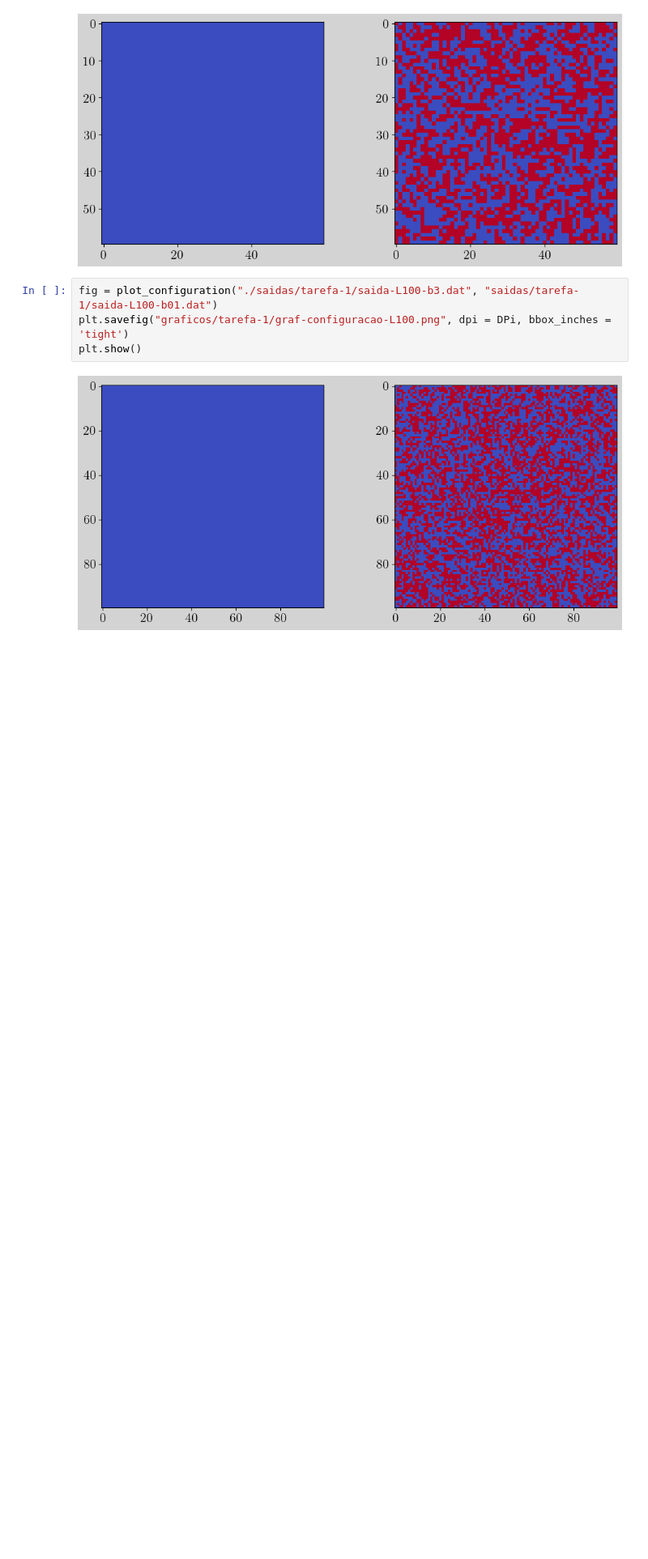
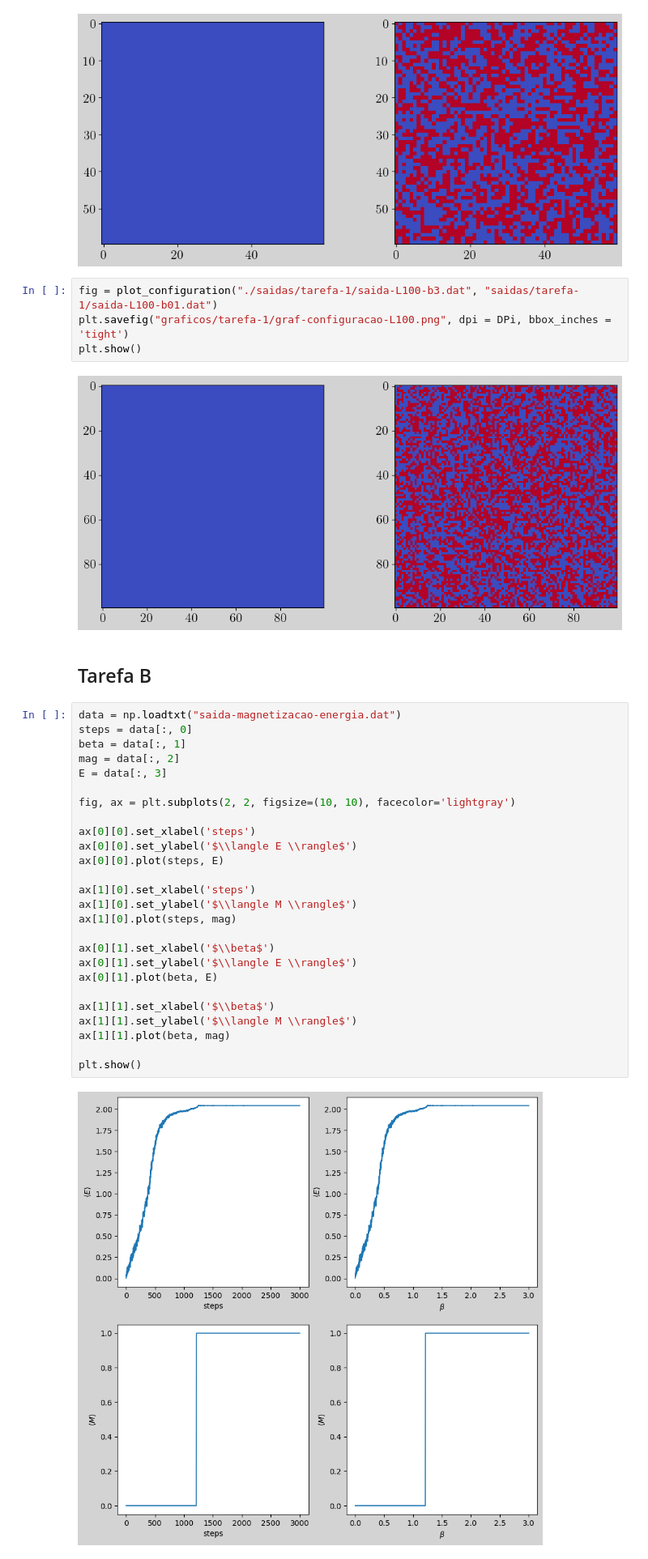
Before and after one commit to jeftersantiago/mec_estat_comp, a Jupyter notebook: projeto5/src/Projeto 5.ipynb, the cells around one changed output. Shown at 81% size. Drawn from its saved outputs; the diff is of its cells as text; blank space fills up the shorter version.

```diff
--- a/projeto5/src/Projeto 5.ipynb
+++ b/projeto5/src/Projeto 5.ipynb
@@ -136,3 +138,33 @@ plt.savefig("graficos/tarefa-1/graf-configuracao-L100.png", dpi = DPi, bbox_inch
 plt.show()
 # %% [output]
 [figure]
+# %% [markdown]
+## Tarefa B
+# %%
+data = np.loadtxt("saida-magnetizacao-energia.dat")
+steps = data[:, 0]
+beta = data[:, 1]
+mag = data[:, 2]
+E = data[:, 3]
+
+fig, ax = plt.subplots(2, 2, figsize=(10, 10), facecolor='lightgray')
+
+ax[0][0].set_xlabel('steps')
+ax[0][0].set_ylabel('$\\langle E \\rangle$')
+ax[0][0].plot(steps, E)
+
+ax[1][0].set_xlabel('steps')
+ax[1][0].set_ylabel('$\\langle M \\rangle$')
+ax[1][0].plot(steps, mag)
+
+ax[0][1].set_xlabel('$\\beta$')
+ax[0][1].set_ylabel('$\\langle E \\rangle$')
+ax[0][1].plot(beta, E)
+
+ax[1][1].set_xlabel('$\\beta$')
+ax[1][1].set_ylabel('$\\langle M \\rangle$')
+ax[1][1].plot(beta, mag)
+
+plt.show()
+# %% [output]
+[figure, added]
```
Also changed, not shown: parts of 2 cells of this notebook, 21 other files.
